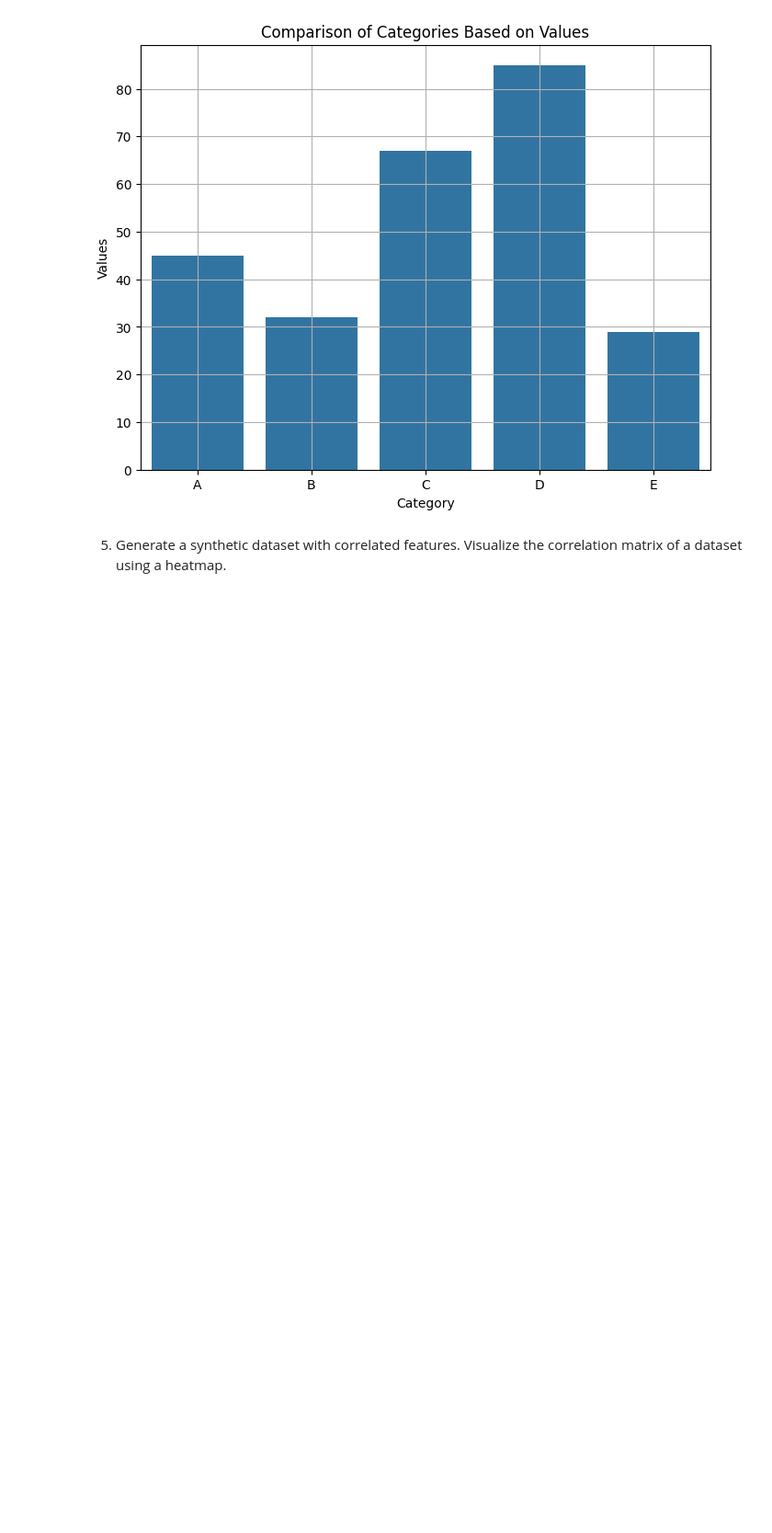
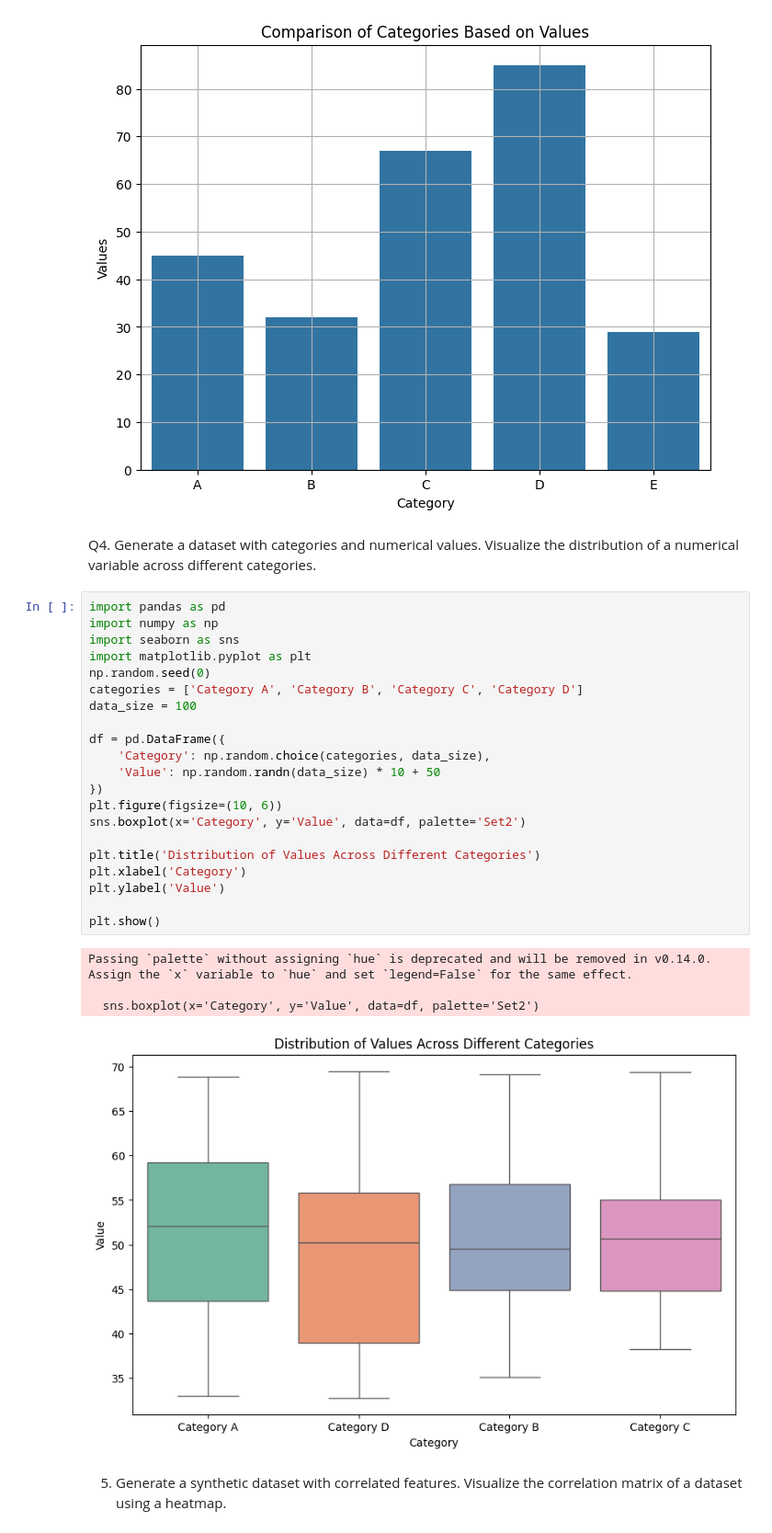
Before and after one commit to sukh-coder30/Function, a Jupyter notebook: Assignment_seaborn.ipynb, the cells around one changed output. Shown: that part at 92% size. Drawn from its saved outputs; the diff is of its cells as text; blank space fills up the shorter version.

```diff
--- a/Assignment_seaborn.ipynb
+++ b/Assignment_seaborn.ipynb
@@ -88,6 +88,35 @@ plt.show()
 # Note: we can also use other Seaborn plots like box plot or violin plot to compare categories with more complex numerical data
 # %% [output]
 [figure]
+# %% [markdown]
+Q4.  Generate a dataset with categories and numerical values. Visualize the distribution of a numerical
+variable across different categories.
+# %%
+import pandas as pd
+import numpy as np
+import seaborn as sns
+import matplotlib.pyplot as plt
+np.random.seed(0)
+categories = ['Category A', 'Category B', 'Category C', 'Category D']
+data_size = 100
+
+df = pd.DataFrame({
+    'Category': np.random.choice(categories, data_size),
+    'Value': np.random.randn(data_size) * 10 + 50
+})
+plt.figure(figsize=(10, 6))
+sns.boxplot(x='Category', y='Value', data=df, palette='Set2')
+
+plt.title('Distribution of Values Across Different Categories')
+plt.xlabel('Category')
+plt.ylabel('Value')
+
+plt.show()
+# %% [output]
+Passing `palette` without assigning `hue` is deprecated and will be removed in v0.14.0. Assign the `x` variable to `hue` and set `legend=False` for the same effect.
+
+  sns.boxplot(x='Category', y='Value', data=df, palette='Set2')
+[figure, added]
 # %% [markdown]
 5. Generate a synthetic dataset with correlated features. Visualize the correlation matrix of a dataset using a
 heatmap.
```
